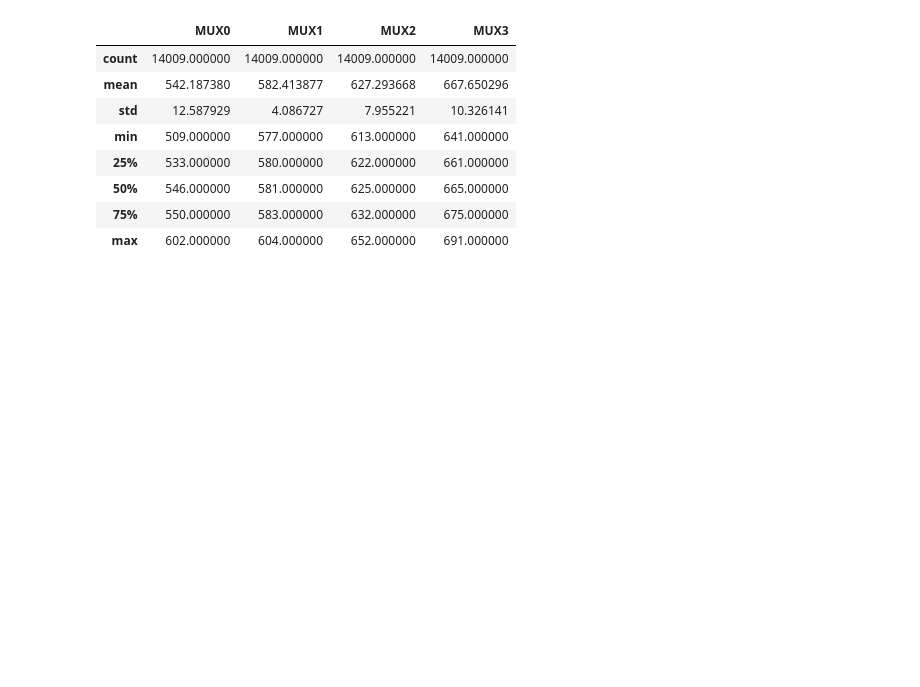
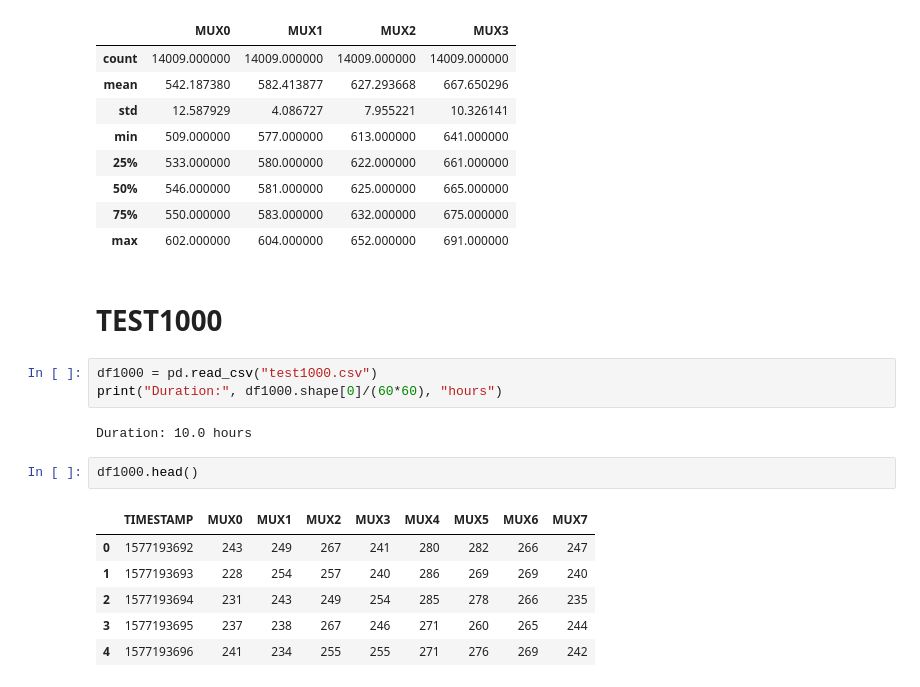
Before and after one commit to mygs/babilonia, a Jupyter notebook: research/mux-capacitive/moisture.ipynb, the cells around one changed output. Cells and saved outputs as stored; diff of their text form; blank space fills up the shorter version.

```diff
--- a/research/mux-capacitive/moisture.ipynb
+++ b/research/mux-capacitive/moisture.ipynb
@@ -218,3 +219,19 @@ df4[['MUX0','MUX1','MUX2','MUX3']].describe()
 | 50% | 546.000000 | 581.000000 | 625.000000 | 665.000000 |
 | 75% | 550.000000 | 583.000000 | 632.000000 | 675.000000 |
 | max | 602.000000 | 604.000000 | 652.000000 | 691.000000 |
+# %% [markdown]
+# TEST1000
+# %%
+df1000 = pd.read_csv("test1000.csv")
+print("Duration:", df1000.shape[0]/(60*60), "hours")
+# %% [output]
+Duration: 10.0 hours
+# %%
+df1000.head()
+# %% [output]
+|  | TIMESTAMP | MUX0 | MUX1 | MUX2 | MUX3 | MUX4 | MUX5 | MUX6 | MUX7 |
+| 0 | 1577193692 | 243 | 249 | 267 | 241 | 280 | 282 | 266 | 247 |
+| 1 | 1577193693 | 228 | 254 | 257 | 240 | 286 | 269 | 269 | 240 |
+| 2 | 1577193694 | 231 | 243 | 249 | 254 | 285 | 278 | 266 | 235 |
+| 3 | 1577193695 | 237 | 238 | 267 | 246 | 271 | 260 | 265 | 244 |
+| 4 | 1577193696 | 241 | 234 | 255 | 255 | 271 | 276 | 269 | 242 |
```
Also changed, not shown: parts of 3 cells of this notebook, 3 other files.
